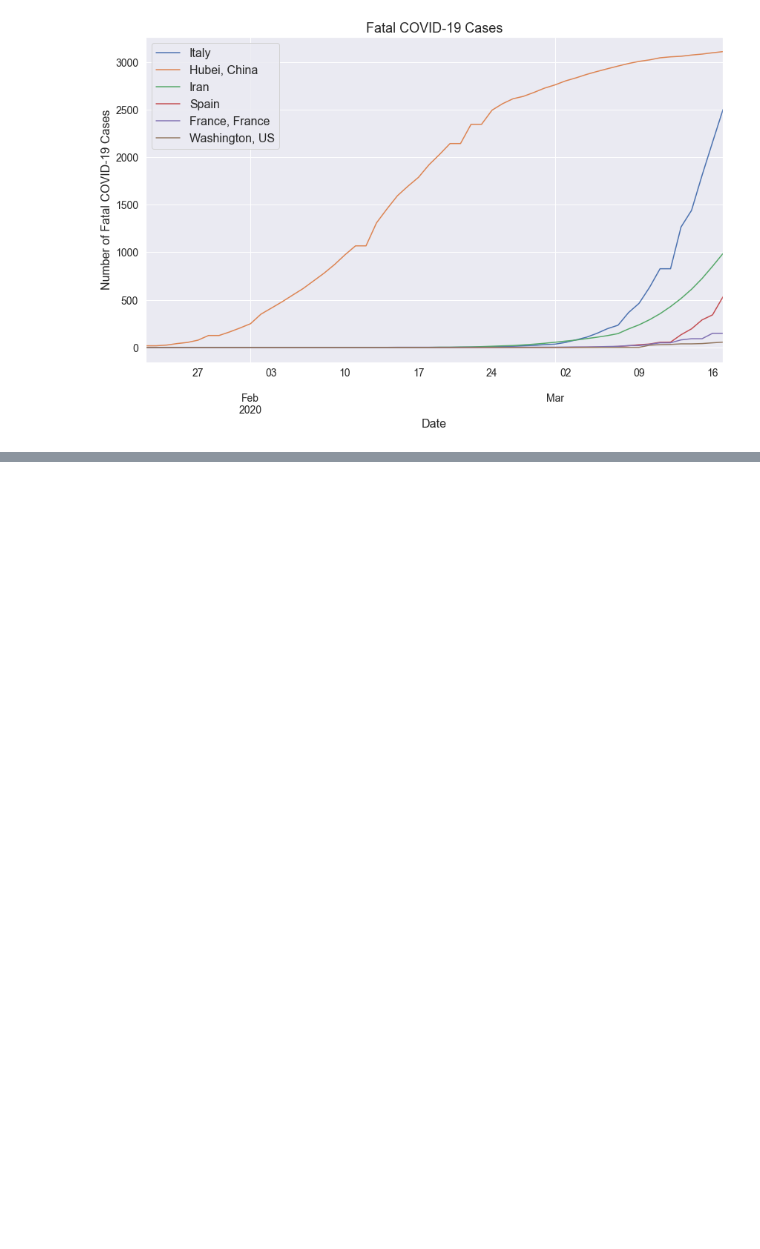
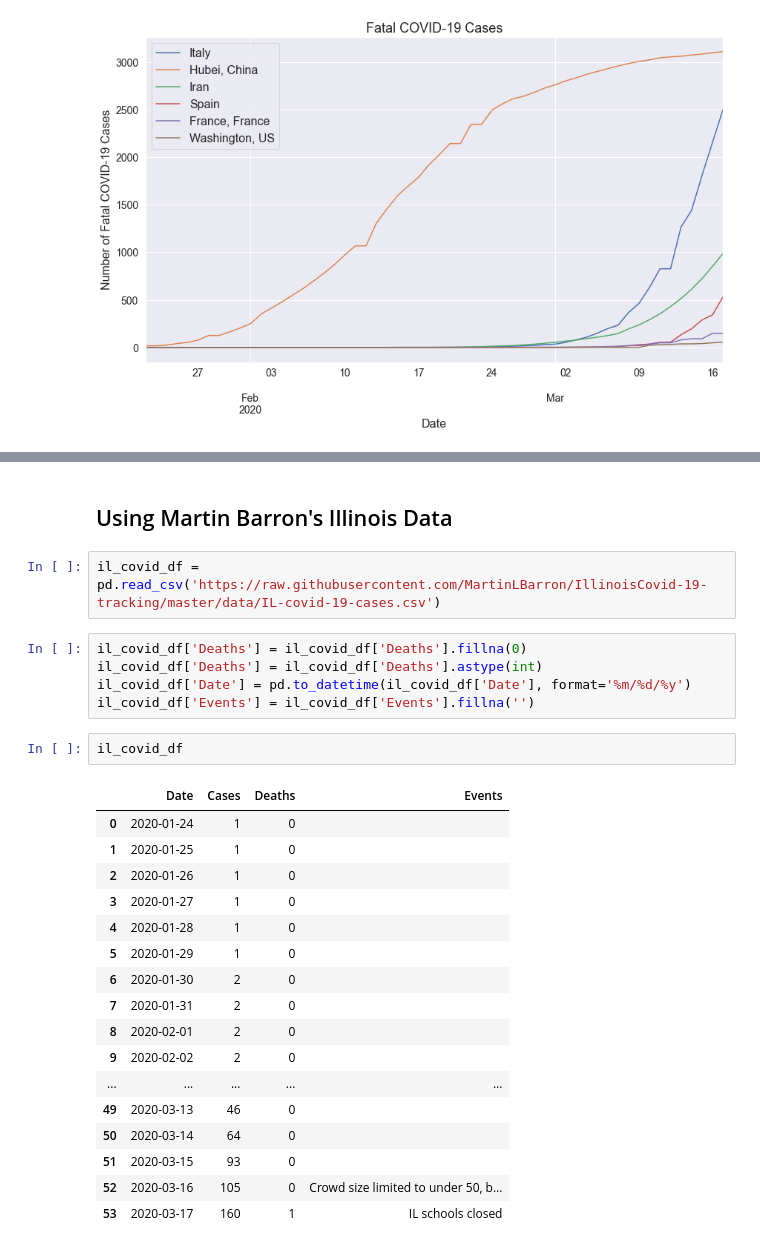
Before and after one commit to MattTriano/COVID-19_Viz, a Jupyter notebook: COVID-19_EDA.ipynb, the cells around one changed output, grey strips where cells are left out. Cells and saved outputs as stored; diff of their text form; blank space fills up the shorter version.

```diff
--- a/COVID-19_EDA.ipynb
+++ b/COVID-19_EDA.ipynb
@@ -253,0 +276,29 @@ plot_covid_19_data_mpl(case_type='Fatal', locations=['Italy', 'Hubei, China', 'I
+# %% [markdown]
+## Using Martin Barron's Illinois Data
+# %%
+il_covid_df = pd.read_csv('https://raw.githubusercontent.com/MartinLBarron/IllinoisCovid-19-tracking/master/data/IL-covid-19-cases.csv')
+# %%
+il_covid_df['Deaths'] = il_covid_df['Deaths'].fillna(0)
+il_covid_df['Deaths'] = il_covid_df['Deaths'].astype(int)
+il_covid_df['Date'] = pd.to_datetime(il_covid_df['Date'], format='%m/%d/%y')
+il_covid_df['Events'] = il_covid_df['Events'].fillna('')
+# %%
+il_covid_df
+# %% [output]
+|  | Date | Cases | Deaths | Events |
+| 0 | 2020-01-24 | 1 | 0 |  |
+| 1 | 2020-01-25 | 1 | 0 |  |
+| 2 | 2020-01-26 | 1 | 0 |  |
+| 3 | 2020-01-27 | 1 | 0 |  |
+| 4 | 2020-01-28 | 1 | 0 |  |
+| 5 | 2020-01-29 | 1 | 0 |  |
+| 6 | 2020-01-30 | 2 | 0 |  |
+| 7 | 2020-01-31 | 2 | 0 |  |
+| 8 | 2020-02-01 | 2 | 0 |  |
+| 9 | 2020-02-02 | 2 | 0 |  |
+| ... | ... | ... | ... | ... |
+| 49 | 2020-03-13 | 46 | 0 |  |
+| 50 | 2020-03-14 | 64 | 0 |  |
+| 51 | 2020-03-15 | 93 | 0 |  |
+| 52 | 2020-03-16 | 105 | 0 | Crowd size limited to under 50, b... |
+| 53 | 2020-03-17 | 160 | 1 | IL schools closed |
```
Also changed, not shown: parts of 4 cells of this notebook.
